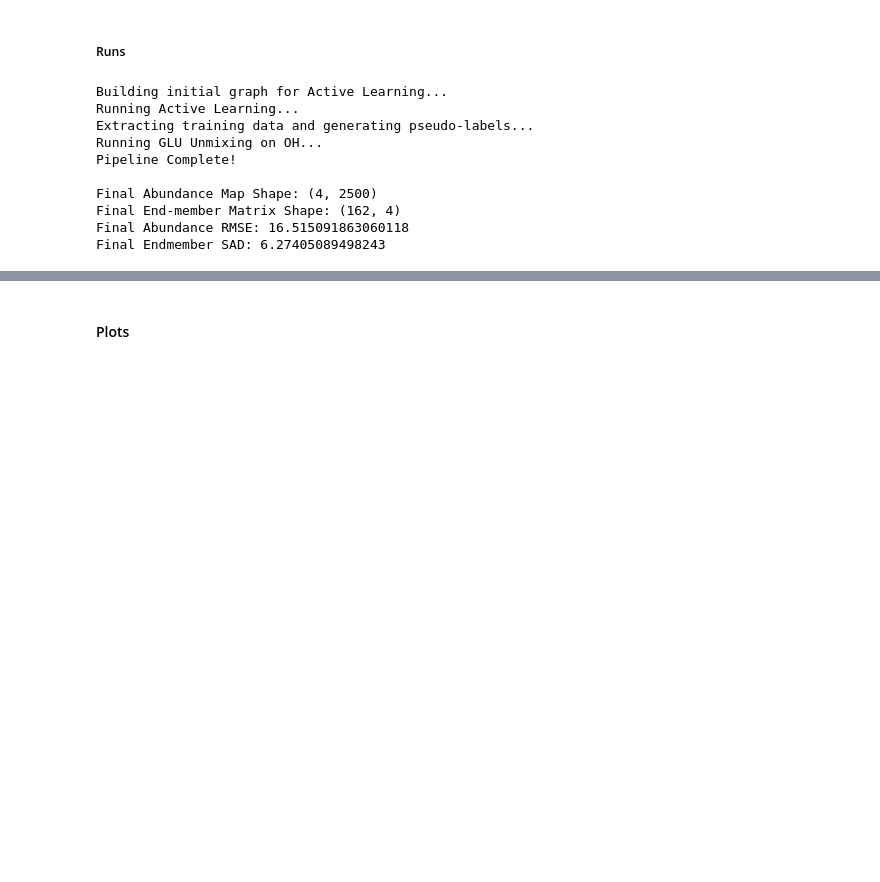
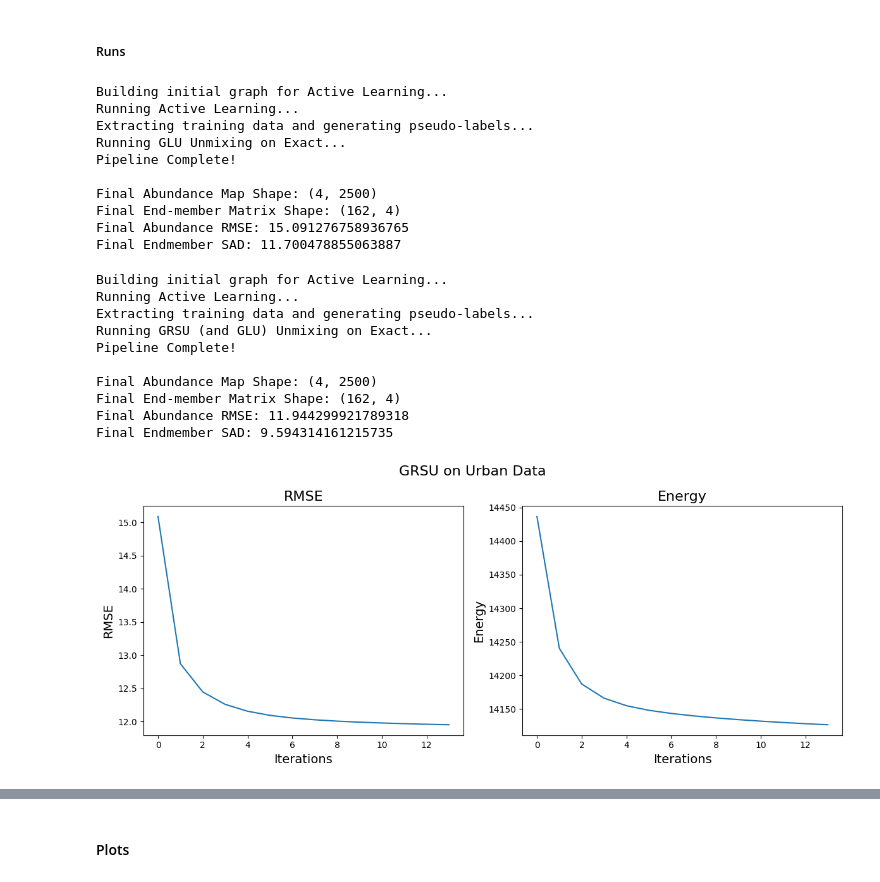
Before and after one commit to mtyler1059/Nearly-Blind-Hyperspectral-Unmixing, a Jupyter notebook: HSI_experiments.ipynb, the cells around one changed output, grey strips where cells are left out. Saved outputs shown, nothing was run; the diff lists cells and outputs as text; code cells hidden in the pictures; blank space fills up the shorter version.

```diff
--- a/HSI_experiments.ipynb
+++ b/HSI_experiments.ipynb
@@ -193,54 +194,73 @@ Shape of X: (30, 2500)
 # %% [markdown]
 ##### Runs
 # %%
-# GLU (OH) (RMSE)
+# GLU (Exact) (RMSE)
 # ==========
-# Best RMSE: 14.257754230387645
+# Best RMSE: 15.091276758936765
 # Best alpha: 10
 # Best lambda: 1
 # Best gamma: 0.01
 # Best rho: 0.01
-# RMSE: 14.257754230387645
-#  SAD: 5.3996108862322885
+# RMSE: 15.091276758936765
+#  SAD: 11.700478855063887
 
 # Actual Run
 A_GLU_urban, S_GLU_urban, A_GLU_RMSE_urban, S_GLU_RMSE_urban = run_unmixing_pipeline_example(X = X_urban, A_gt = A_urban, S_gt = S_urban,
                                                                                          N = samples, iters = iters, alpha = 10.0, lam = 1.0, gamma = 0.01, rho = 0.01, m_0 = 4,
-                                                                                         print_bool = True, OH_labels = True, GRSU_bool = False,
+                                                                                         print_bool = True, OH_labels = False, GRSU_bool = False,
                                                                                          A_error = False, RMSE_plot = False, Energy_plot = False, title_0 = "GLU on Urban Data",
                                                                                          prep = None, array_plots = False)
+
+# Energy
+GLU_urban_energy, __, __, __ = run_unmixing_pipeline_example(X = X_urban, A_gt = A_urban, S_gt = S_urban,
+                                                                                         N = samples, iters = iters, alpha = 10.0, lam = 1.0, gamma = 0.01, rho = 0.01, m_0 = 4,
+                                                                                         print_bool = False, OH_labels = False, GRSU_bool = False,
+                                                                                         A_error = False, RMSE_plot = False, Energy_plot = False, title_0 = "GLU on Urban Data",
+                                                                                         prep = None, array_plots = True)
 # %% [output]
 Building initial graph for Active Learning...
 Running Active Learning...
 Extracting training data and generating pseudo-labels...
-Running GLU Unmixing on OH...
+Running GLU Unmixing on Exact...
 Pipeline Complete!
 
 Final Abundance Map Shape: (4, 2500)
 Final End-member Matrix Shape: (162, 4)
-Final Abundance RMSE: 16.515091863060118
-Final Endmember SAD: 6.27405089498243
+Final Abundance RMSE: 15.091276758936765
+Final Endmember SAD: 11.700478855063887
 # %%
 # GRSU (Exact) (RMSE)
 # ==========
-# Best RMSE: 12.020222994141703
-# Best alpha: 100
+# Best RMSE: 11.944299921789318
+# Best alpha: 50
 # Best lambda: 5
 # Best gamma: 100.0
 # Best rho: 1.0
-# RMSE: 12.020222994141703
-#  SAD: 8.629995051899192
+# RMSE: 11.944299921789318
+#  SAD: 9.594314161215735
 
 # Actual Run
 A_GRSU_urban, S_GRSU_urban, A_GRSU_RMSE_urban, S_GRSU_RMSE_urban = run_unmixing_pipeline_example(X = X_urban, A_gt = A_urban, S_gt = S_urban,
-                                                                                         N = samples, iters = iters, alpha = 100.0, lam = 5.0, gamma = 100.0, rho = 1.0, m_0 = 2,
-                                                                                         print_bool = True, OH_labels = True, GRSU_bool = True,
+                                                                                         N = samples, iters = iters, alpha = 50.0, lam = 5.0, gamma = 100.0, rho = 1.0, m_0 = 4,
+                                                                                         print_bool = True, OH_labels = False, GRSU_bool = True,
                                                                                          A_error = False, RMSE_plot = False, Energy_plot = False, title_0 = "GRSU on Urban Data",
                                                                                          prep = None, array_plots = False)
 
 # Error and Energy arrays
 GRSU_urban_RMSE, GRSU_urban_energy, __, __ = run_unmixing_pipeline_example(X = X_urban, A_gt = A_urban, S_gt = S_urban,
-                                                                        N = samples, iters = iters, alpha = 100.0, lam = 5.0, gamma = 100.0, rho = 1.0, m_0 = 2,
-                                                                        print_bool = False, OH_labels = True, GRSU_bool = True,
+                                                                        N = samples, iters = iters, alpha = 50.0, lam = 5.0, gamma = 100.0, rho = 1.0, m_0 = 4,
+                                                                        print_bool = False, OH_labels = False, GRSU_bool = True,
                                                                         A_error = False, RMSE_plot = True, Energy_plot = True, title_0 = "GRSU on Urban Data",
                                                                         prep = None, array_plots = True)
+# %% [output]
+Building initial graph for Active Learning...
+Running Active Learning...
+Extracting training data and generating pseudo-labels...
+Running GRSU (and GLU) Unmixing on Exact...
+Pipeline Complete!
+
+Final Abundance Map Shape: (4, 2500)
+Final End-member Matrix Shape: (162, 4)
+Final Abundance RMSE: 11.944299921789318
+Final Endmember SAD: 9.594314161215735
+[figure, added]
```
Also changed, not shown: parts of 80 cells of this notebook, 10 other files.
